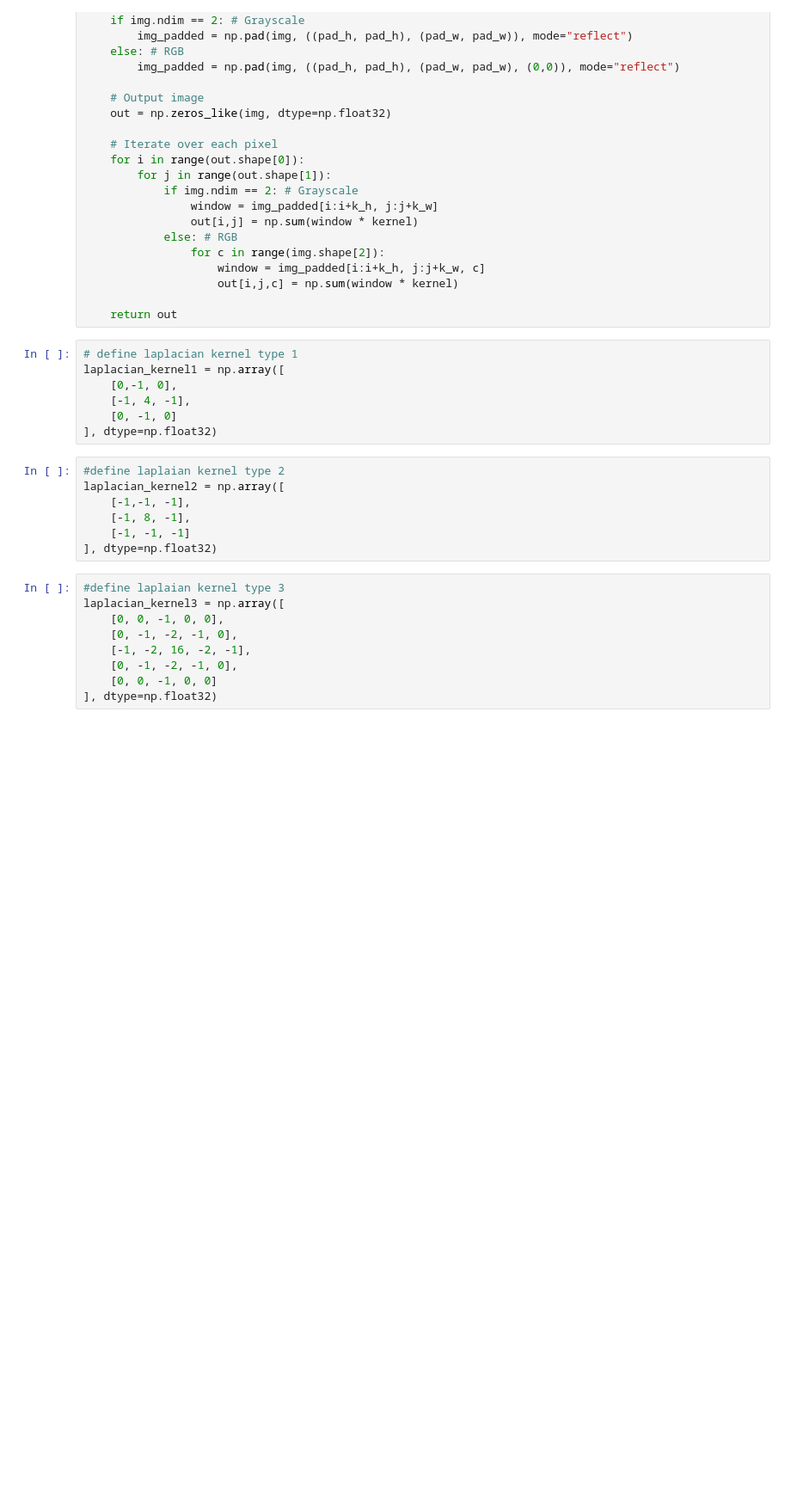
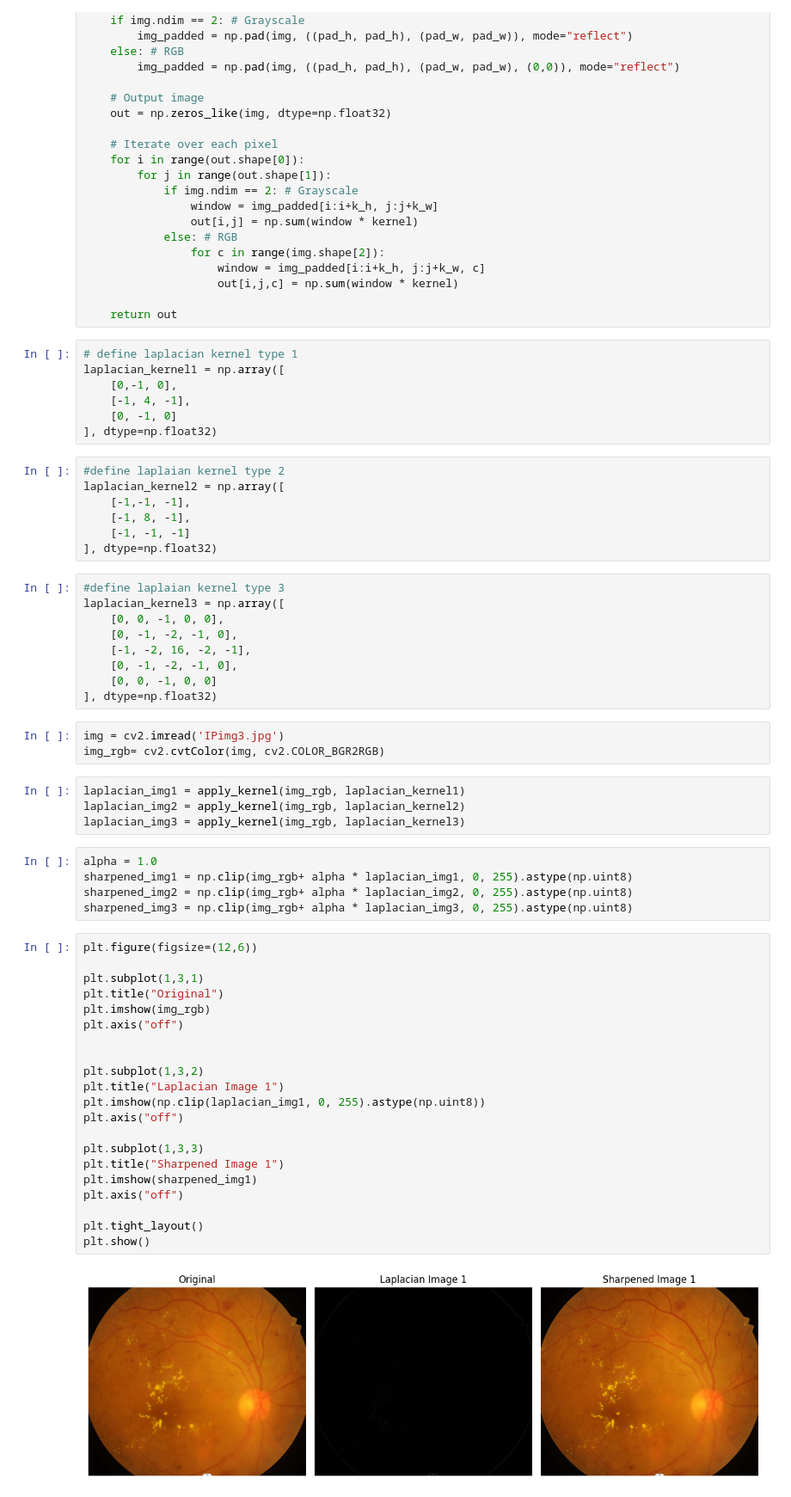
Before and after one commit to manasi00/Digital-Image-Processing, a Jupyter notebook: imagesmoothing.ipynb, the cells around one changed output. Shown at 86% size. Drawn from its saved outputs; the diff is of its cells as text; blank space fills up the shorter version.

Commit message:
Image Smoothing

```diff
--- a/imagesmoothing.ipynb
+++ b/imagesmoothing.ipynb
@@ -186,3 +186,38 @@ laplacian_kernel3 = np.array([
     [0, -1, -2, -1, 0],
     [0, 0, -1, 0, 0]
 ], dtype=np.float32)
+# %%
+img = cv2.imread('IPimg3.jpg')
+img_rgb= cv2.cvtColor(img, cv2.COLOR_BGR2RGB)
+# %%
+laplacian_img1 = apply_kernel(img_rgb, laplacian_kernel1)
+laplacian_img2 = apply_kernel(img_rgb, laplacian_kernel2)
+laplacian_img3 = apply_kernel(img_rgb, laplacian_kernel3)
+# %%
+alpha = 1.0
+sharpened_img1 = np.clip(img_rgb+ alpha * laplacian_img1, 0, 255).astype(np.uint8)
+sharpened_img2 = np.clip(img_rgb+ alpha * laplacian_img2, 0, 255).astype(np.uint8)
+sharpened_img3 = np.clip(img_rgb+ alpha * laplacian_img3, 0, 255).astype(np.uint8)
+# %%
+plt.figure(figsize=(12,6))
+
+plt.subplot(1,3,1)
+plt.title("Original")
+plt.imshow(img_rgb)
+plt.axis("off")
+
+
+plt.subplot(1,3,2)
+plt.title("Laplacian Image 1")
+plt.imshow(np.clip(laplacian_img1, 0, 255).astype(np.uint8))
+plt.axis("off")
+
+plt.subplot(1,3,3)
+plt.title("Sharpened Image 1")
+plt.imshow(sharpened_img1)
+plt.axis("off")
+
+plt.tight_layout()
+plt.show()
+# %% [output]
+[figure, added]
```
Also changed, not shown: parts of 3 cells of this notebook.
